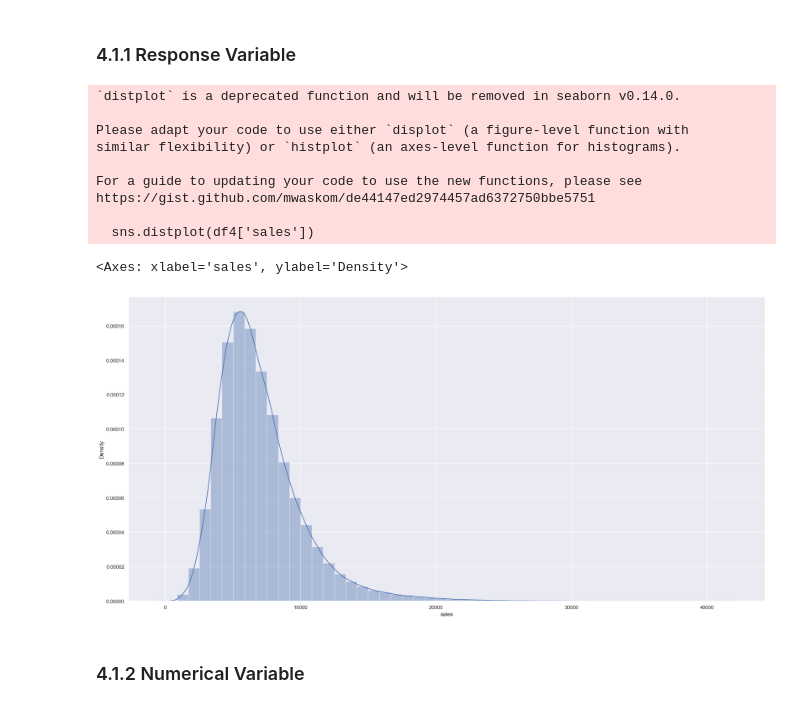
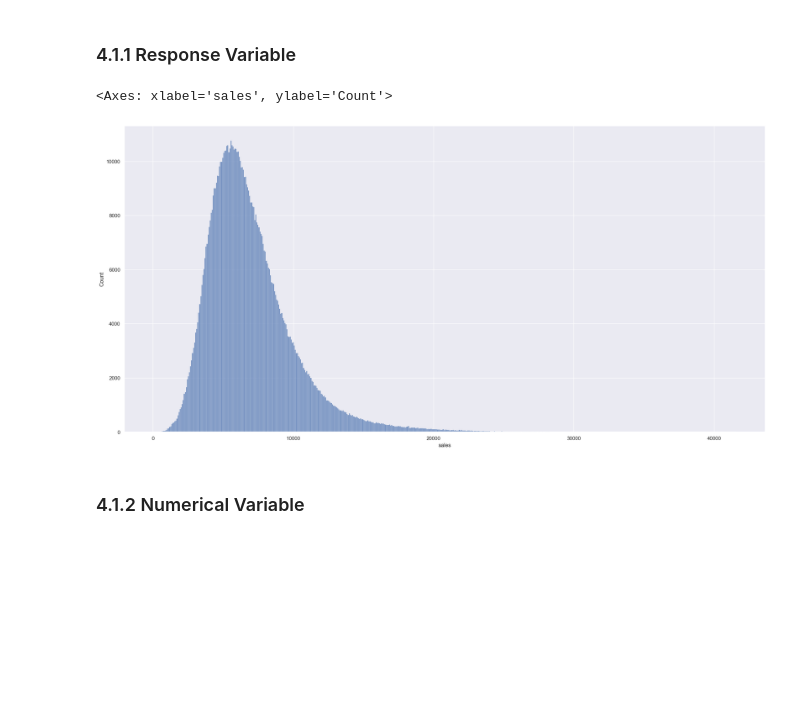
Before and after one commit to dsdefreitas/Store_Sales_Prediction, a Jupyter notebook: m04_v01_store_sales_prediction.ipynb, the cells around one changed output. Drawn from its saved outputs; the diff is of its cells as text; code cells hidden in the pictures; blank space fills up the shorter version.

```diff
--- a/m04_v01_store_sales_prediction.ipynb
+++ b/m04_v01_store_sales_prediction.ipynb
@@ -302,7 +290,7 @@ df1.to_csv('C:\\Users\\Matheus\\Desktop\\pc_comunidade_ds_atualizado_31-01\\ds_e
 # %% [markdown]
 ## 1.7 Descriptical Statistical
 # %%
-df1 = pd.read_csv('C:\\Users\\Matheus\\Desktop\\pc_comunidade_ds_atualizado_31-01\\ds_em_producao\\projeto_ds_em_prod\\df1_tratado.csv')
+df1 = pd.read_csv('C:\\Users\\Matheus\\Desktop\\pc_comunidade_ds_atualizado_31-01\\ds_em_producao\\df1_tratado.csv')
 # %%
 df1.drop(columns = ['Unnamed: 0'], inplace = True)
 # %%
@@ -594,26 +562,17 @@ df4 = df3.copy()
 # %%
 #variável resposta é a sales.
 #quanto mais normal for a distribuição da variável resposta, melhor o algoritmo performará.
 
 
-sns.distplot(df4['sales'])
+sns.histplot(df4['sales'])
 
 #os números no eixo y  são pequenos, pois isso é um plot de uma densidade de distribuição.
 #pro histograma eu preciso colcoar:
 
 #sns.distplot(df4['sales'], kde = False)
 # %% [output]
-`distplot` is a deprecated function and will be removed in seaborn v0.14.0.
-
-Please adapt your code to use either `displot` (a figure-level function with
-similar flexibility) or `histplot` (an axes-level function for histograms).
-
-For a guide to updating your code to use the new functions, please see
-https://gist.github.com/mwaskom/de44147ed2974457ad6372750bbe5751
-
-  sns.distplot(df4['sales'])
+<Axes: xlabel='sales', ylabel='Count'>
-<Axes: xlabel='sales', ylabel='Density'>
-[figure, old version]
+[figure, new version]
 # %% [markdown]
 ### 4.1.2 Numerical Variable
 # %%
```
Also changed, not shown: parts of 52 cells of this notebook.
